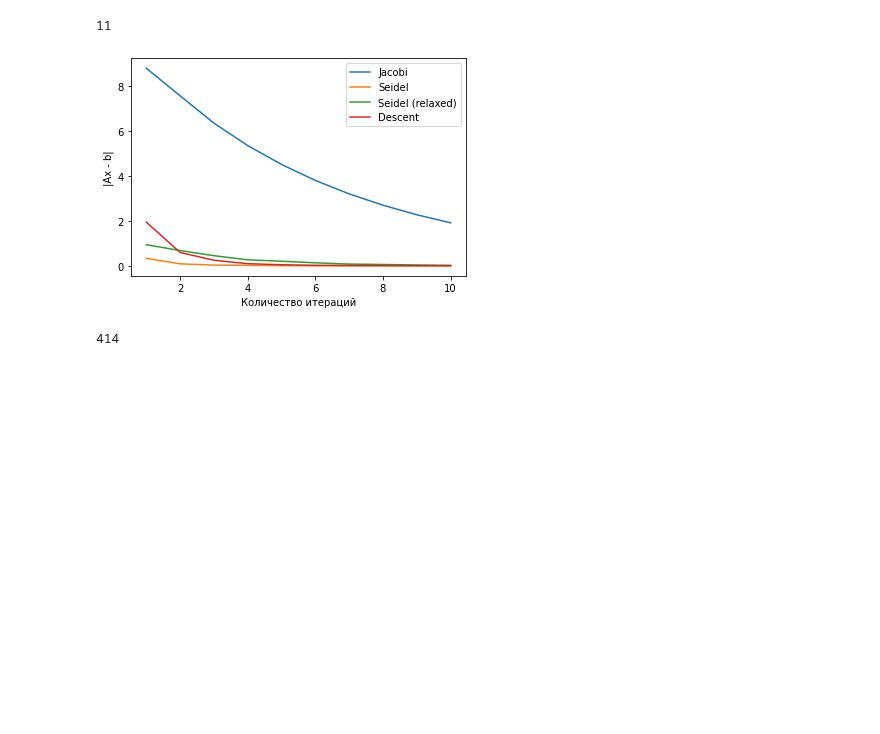
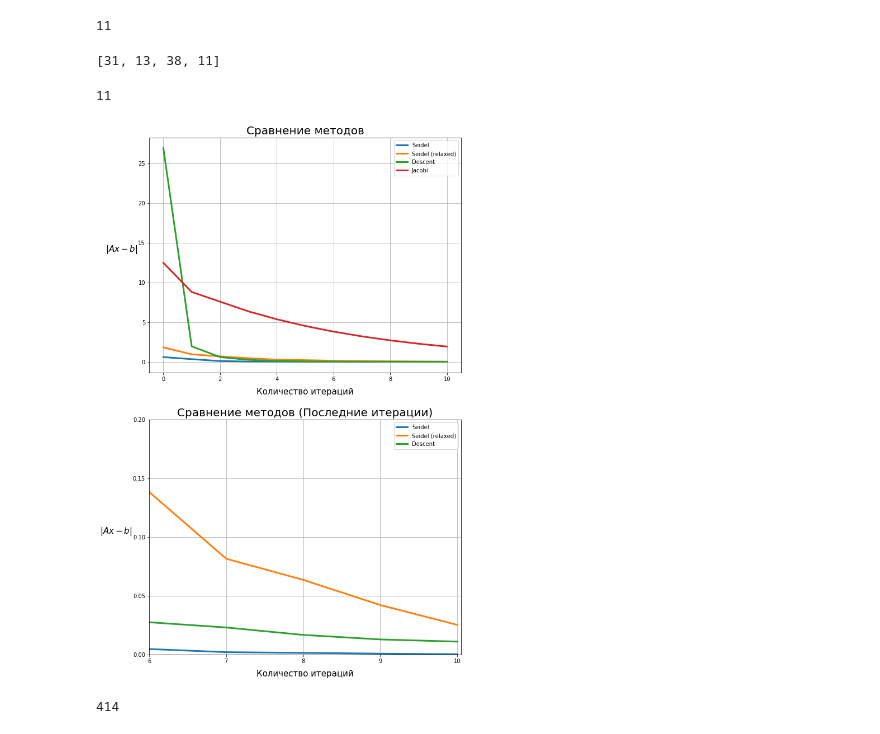
Before and after one commit to hazzus/numanal-hw2, a Jupyter notebook: vis/Graphs.ipynb, the cells around one changed output. Cells and saved outputs as stored; diff of their text form; code cells hidden in the pictures; blank space fills up the shorter version.

```diff
--- a/vis/Graphs.ipynb
+++ b/vis/Graphs.ipynb
@@ -3,15 +5,18 @@ import matplotlib.pyplot as plt
 # %%
-with open('../task2/iterations_dominated') as f: jacobi_dominated = list(map(float, f.read().split()))
+with open('../task2/iterations_dominated') as f:
+    jacobi_dominated = list(map(float, f.read().split()))
 len(jacobi_dominated)
 # %% [output]
 31
 # %%
-with open('../task3/iterations_dominated') as f: seidel_dominated = list(map(float, f.read().split()))
+with open('../task3/iterations_dominated') as f:
+    seidel_dominated = list(map(float, f.read().split()))
 len(seidel_dominated)
 # %% [output]
 13
 # %%
-with open('../task4/iterations_dominated') as f: seidel2_dominated = list(map(float, f.read().split()))
+with open('../task4/iterations_dominated') as f:
+    seidel2_dominated = list(map(float, f.read().split()))
 len(seidel2_dominated)
 # %% [output]
 38
@@ -20,19 +26,42 @@ with open('../task5/iterations_dominated') as f: descent_dominated = list(map(fl
 len(descent_dominated)
 # %% [output]
 11
+# %%
+list(map(len, [jacobi_dominated, seidel_dominated, seidel2_dominated, descent_dominated]))
+# %% [output]
+[31, 13, 38, 11]
 # %%
 minlen = min(list(map(len, [jacobi_dominated, seidel_dominated, seidel2_dominated, descent_dominated])))
-iters = list(range(maxlen))
+minlen
+# %% [output]
+11
-# %%
-plt.plot(iters[1:minlen], jacobi_dominated[1:minlen], label="Jacobi")
-plt.plot(iters[1:minlen], seidel_dominated[1:minlen], label="Seidel")
-plt.plot(iters[1:minlen], seidel2_dominated[1:minlen], label="Seidel (relaxed)")
-plt.plot(iters[1:minlen], descent_dominated[1:minlen], label="Descent")
-plt.legend()
-plt.xlabel('Количество итераций')
-plt.ylabel('|Ax - b|')
-plt.savefig('./graphs/dominated.png', dpi=100)
-plt.show()
-# %% [output]
-[figure, removed]
+# %%
+fig, axs = plt.subplots(2, 1, figsize=(10, 17), )
+
+axs[0].set_title('Сравнение методов', fontsize=20)
+axs[0].set_xlabel('Количество итераций', fontsize=15, labelpad=10)
+axs[0].set_ylabel('$|Ax - b|$', rotation=0, fontsize=15, labelpad=30)
+axs[0].grid(True)
+axs[0].plot(range(minlen), seidel_dominated[:minlen], label='Seidel', linewidth=3)
+axs[0].plot(range(minlen), seidel2_dominated[:minlen], label='Seidel (relaxed)', linewidth=3)
+axs[0].plot(range(minlen), descent_dominated[:minlen], label='Descent', linewidth=3)
+axs[0].plot(range(minlen), jacobi_dominated[:minlen], label='Jacobi', linewidth=3)
+axs[0].legend()
+
+axs[1].set_title('Сравнение методов (Последние итерации)', fontsize=20)
+axs[1].set_xlabel('Количество итераций', fontsize=15, labelpad=10)
+axs[1].set_ylabel('$|Ax - b|$', rotation=0, fontsize=15, labelpad=30)
+axs[1].grid(True)
+axs[1].plot(range(minlen), seidel_dominated[:minlen], label='Seidel', linewidth=3)
+axs[1].plot(range(minlen), seidel2_dominated[:minlen], label='Seidel (relaxed)', linewidth=3)
+axs[1].plot(range(minlen), descent_dominated[:minlen], label='Descent', linewidth=3)
+axs[1].legend()
+axs[1].set_xlim(6, 10.05)
+axs[1].set_xticks(range(6, 11))
+axs[1].set_ylim(0, 0.2)
+axs[1].set_yticks(np.arange(0, 0.21, 0.05))
+
+plt.savefig('./graphs/dominatedNew.png', dpi=300)
+# %% [output]
+[figure, added]
 # %%
```
Also changed, not shown: parts of 8 cells of this notebook, 3 other files.
